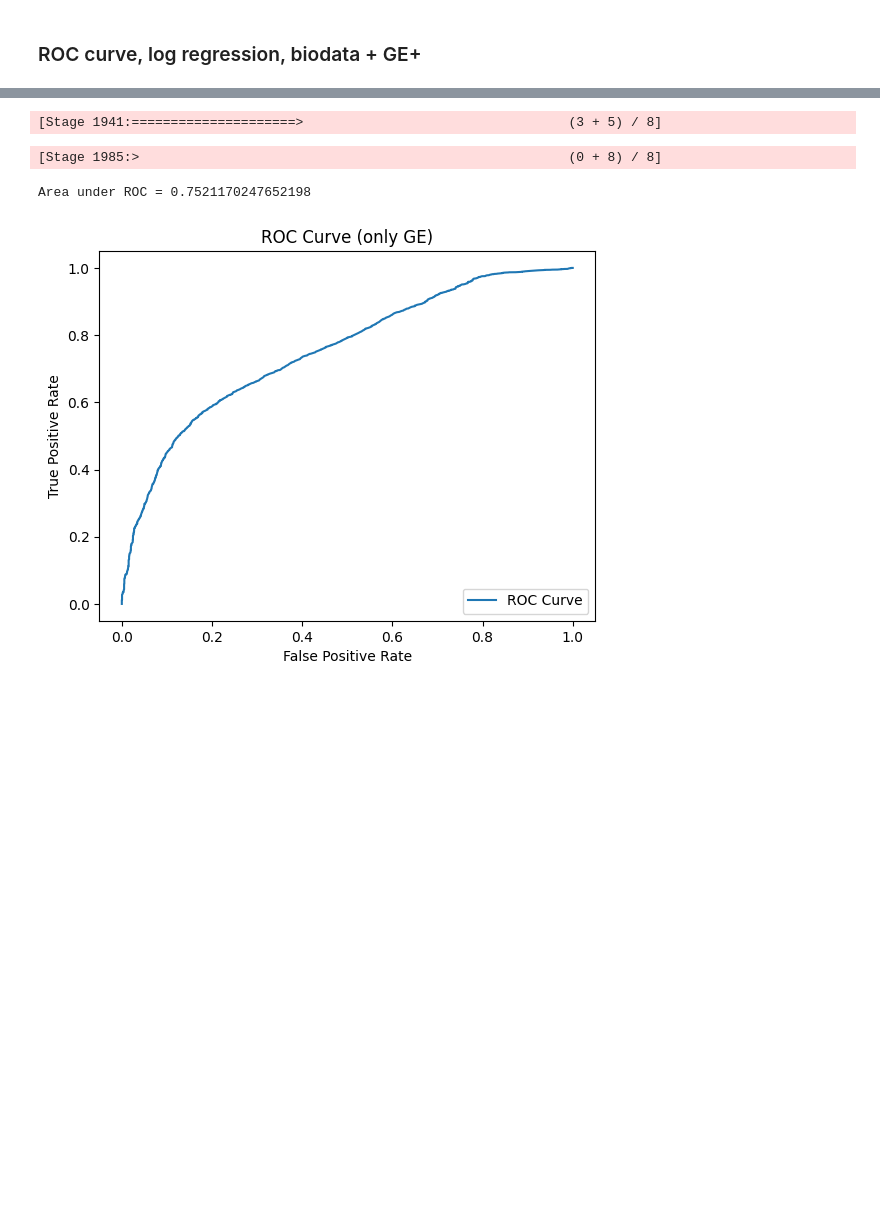
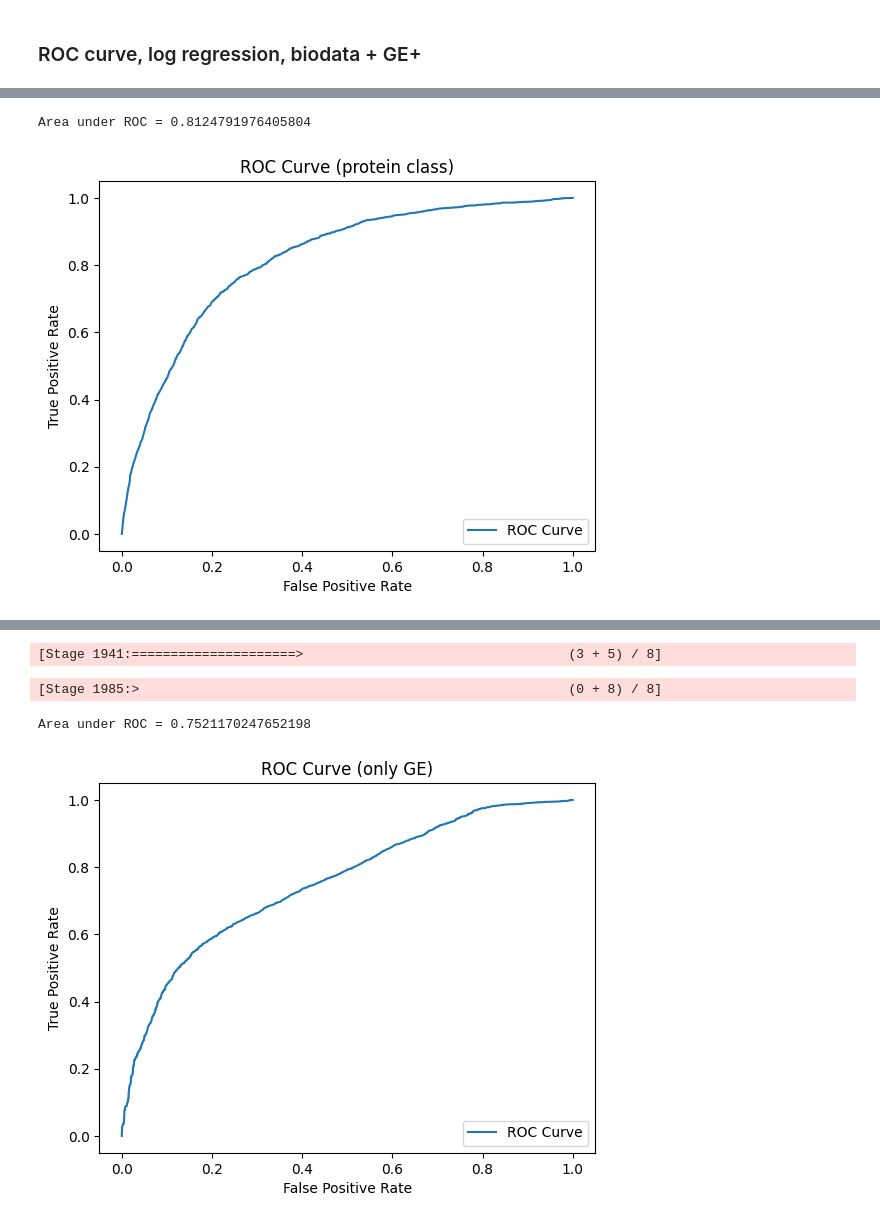
Before and after one commit to polrus/bioactivity, a Jupyter notebook: Target2Bioactivity.ipynb, the cells around one changed output, grey strips where cells are left out. Drawn from its saved outputs; the diff is of its cells as text; code cells hidden in the pictures; blank space fills up the shorter version.

```diff
--- a/Target2Bioactivity.ipynb
+++ b/Target2Bioactivity.ipynb
@@ -927,0 +970,36 @@ df_transformed = pipeline.fit(df).transform(df)
+# %%
+# Set up the pipeline
+pipeline = Pipeline(stages=[indexer, encoder, assembler])
+
+# Transform the data
+df_transformed = pipeline.fit(df_copy).transform(df_copy)
+
+# Convert the target column to numeric (if it's boolean)
+df_transformed = df_transformed.withColumn("label", df_transformed["isMoA"].cast("double"))
+
+# Split the data
+train_data, test_data = df_transformed.randomSplit([0.7, 0.3])
+# %%
+# Train the logistic regression model
+lr = LogisticRegression()
+lr_model = lr.fit(train_data)
+# %%
+# Make predictions on the test set
+predictions = lr_model.transform(test_data)
+# %%
+# Compute the AUC-ROC
+evaluator = BinaryClassificationEvaluator(metricName="areaUnderROC")
+roc_auc = evaluator.evaluate(predictions)
+print(f"Area under ROC = {roc_auc}")
+
+# Plot the ROC curve
+roc = lr_model.summary.roc.toPandas()
+plt.plot(roc['FPR'], roc['TPR'], label='ROC Curve')
+plt.xlabel('False Positive Rate')
+plt.ylabel('True Positive Rate')
+plt.title('ROC Curve (protein class)')
+plt.legend(loc='lower right')
+plt.show()
+# %% [output]
+Area under ROC = 0.8124791976405804
+[figure, added]
```
Also changed, not shown: parts of 28 cells of this notebook.
